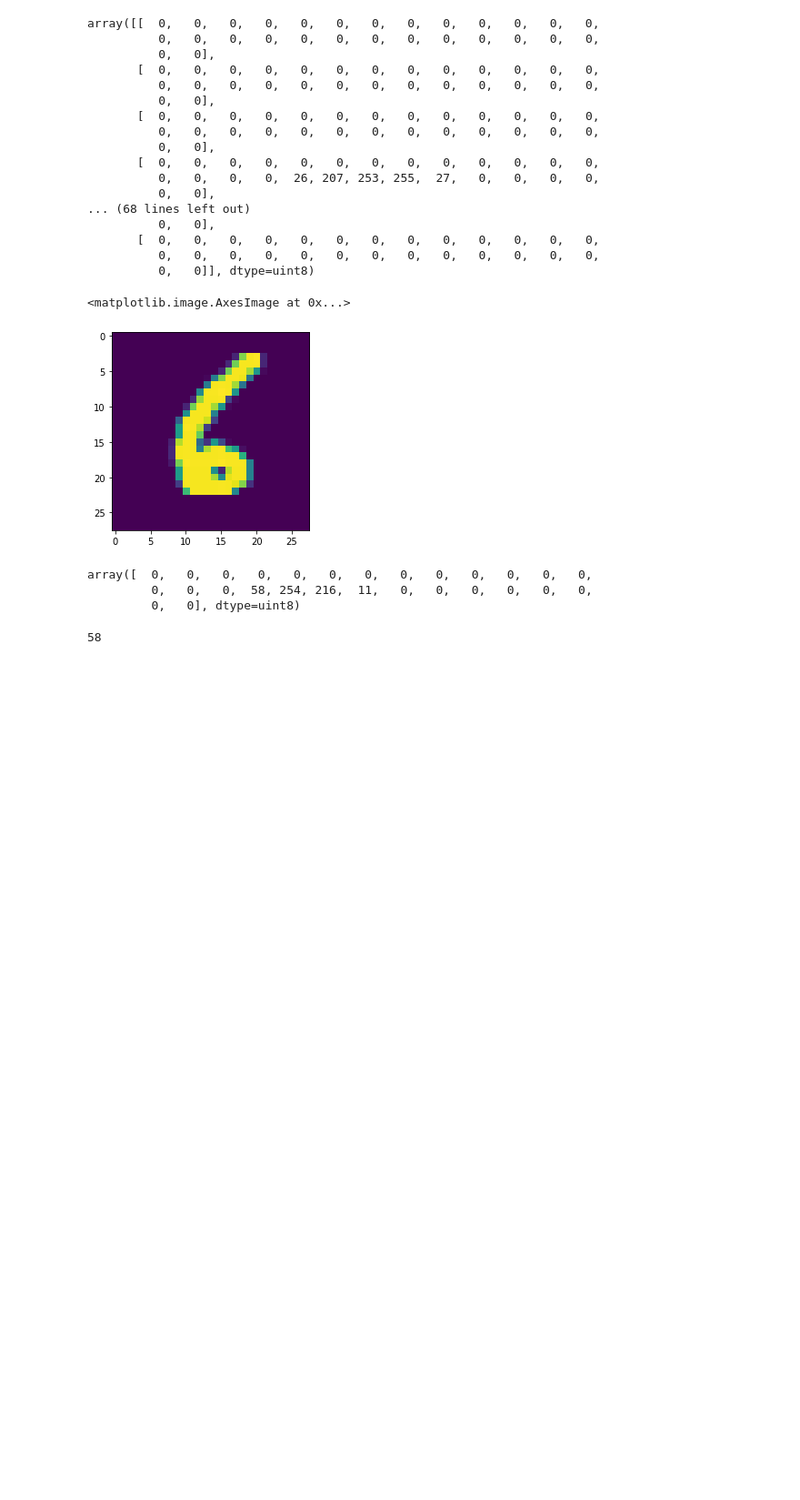
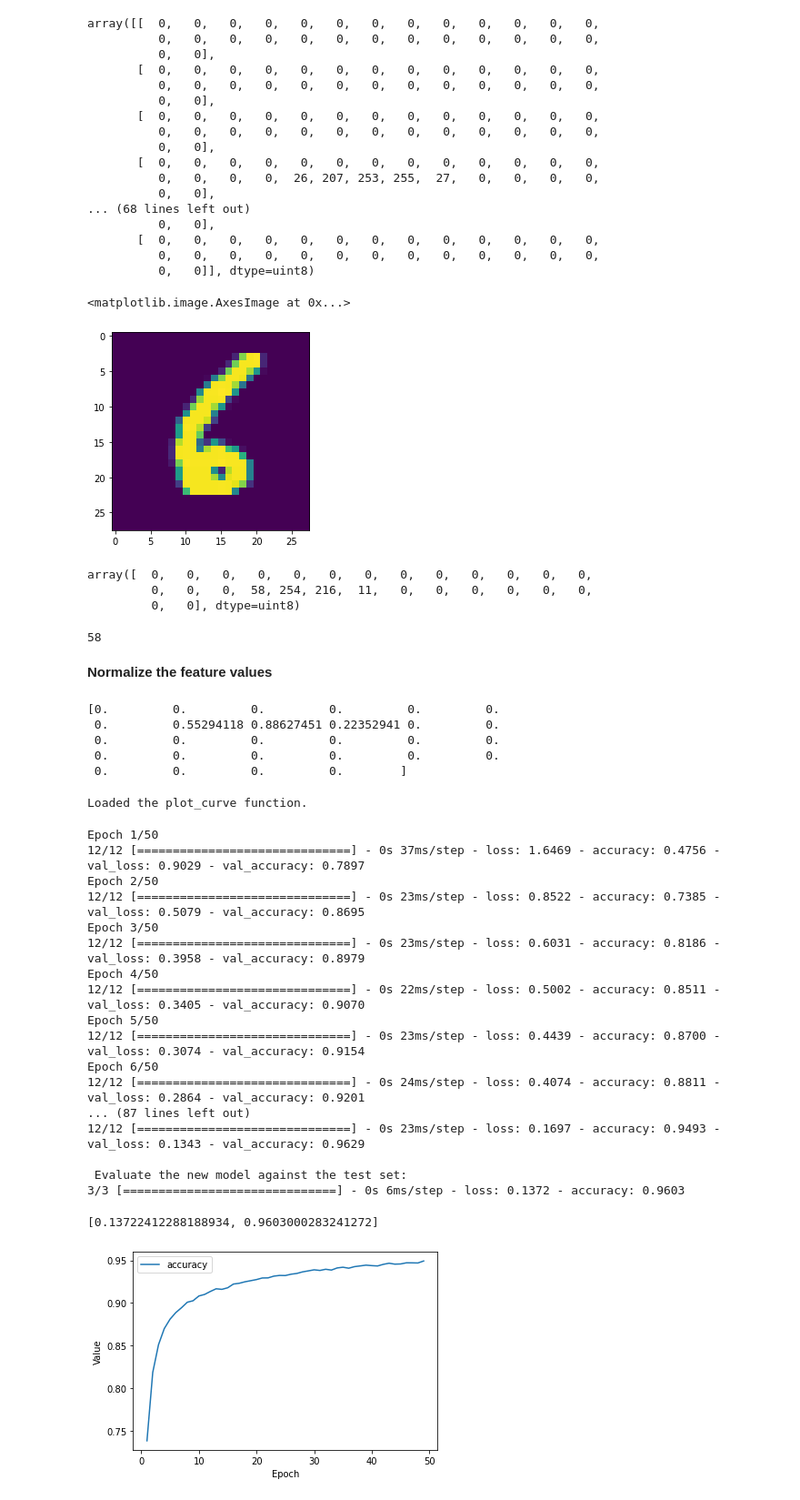
Before and after one commit to kjcoursera/TensorFlow, a Jupyter notebook: MultiClas_Classification_Using_SoftMax_MINSTdata.ipynb, the cells around one changed output. Shown at 91% size. Drawn from its saved outputs; the diff is of its cells as text; code cells hidden in the pictures; blank space fills up the shorter version.

```diff
--- a/MultiClas_Classification_Using_SoftMax_MINSTdata.ipynb
+++ b/MultiClas_Classification_Using_SoftMax_MINSTdata.ipynb
@@ -56,3 +56,35 @@ array([  0,   0,   0,   0,   0,   0,   0,   0,   0,   0,   0,   0,   0,
 x_train[2917][10][16]
 # %% [output]
 58
+# %% [markdown]
+**Normalize the feature values**
+# %%
+x_train_normalized = x_train/255.0
+x_test_normalized = x_test/255.0
+print(x_train_normalized[2900][12]) # Output a normalized row
+# %% [output]
+[0.         0.         0.         0.         0.         0.
+ 0.         0.55294118 0.88627451 0.22352941 0.         0.
+ 0.         0.         0.         0.         0.         0.
+ 0.         0.         0.         0.         0.         0.
+ 0.         0.         0.         0.        ]
+# %%
+
+def plot_curve(epochs, hist, list_of_metrics):
+  """Plot a curve of one or more classification metrics vs. epoch."""
+  # list_of_metrics should be one of the names shown in:
+  # https://www.tensorflow.org/tutorials/structured_data/imbalanced_data#define_the_model_and_metrics
+
+  plt.figure()
+  plt.xlabel("Epoch")
+  plt.ylabel("Value")
+
+  for m in list_of_metrics:
+    x = hist[m]
+    plt.plot(epochs[1:], x[1:], label=m)
+
+  plt.legend()
+
+print("Loaded the plot_curve function.")
+# %% [output]
+Loaded the plot_curve function.
@@ -58,0 +140,41 @@ x_train[2917][10][16]
+# %%
+# The following variables are the hyperparameters.
+learning_rate = 0.003
+epochs = 50
+batch_size = 4000
+validation_split = 0.2
+
+# Establish the model's topography.
+my_model = create_model(learning_rate)
+
+# Train the model on the normalized training set.
+epochs, hist = train_model(my_model, x_train_normalized, y_train,
+                           epochs, batch_size, validation_split)
+
+# Plot a graph of the metric vs. epochs.
+list_of_metrics_to_plot = ['accuracy']
+plot_curve(epochs, hist, list_of_metrics_to_plot)
+
+# Evaluate against the test set.
+print("\n Evaluate the new model against the test set:")
+my_model.evaluate(x=x_test_normalized, y=y_test, batch_size=batch_size)
+# %% [output]
+Epoch 1/50
+12/12 [==============================] - 0s 37ms/step - loss: 1.6469 - accuracy: 0.4756 - val_loss: 0.9029 - val_accuracy: 0.7897
+Epoch 2/50
+12/12 [==============================] - 0s 23ms/step - loss: 0.8522 - accuracy: 0.7385 - val_loss: 0.5079 - val_accuracy: 0.8695
+Epoch 3/50
+12/12 [==============================] - 0s 23ms/step - loss: 0.6031 - accuracy: 0.8186 - val_loss: 0.3958 - val_accuracy: 0.8979
+Epoch 4/50
+12/12 [==============================] - 0s 22ms/step - loss: 0.5002 - accuracy: 0.8511 - val_loss: 0.3405 - val_accuracy: 0.9070
+Epoch 5/50
+12/12 [==============================] - 0s 23ms/step - loss: 0.4439 - accuracy: 0.8700 - val_loss: 0.3074 - val_accuracy: 0.9154
+Epoch 6/50
+12/12 [==============================] - 0s 24ms/step - loss: 0.4074 - accuracy: 0.8811 - val_loss: 0.2864 - val_accuracy: 0.9201
+... (87 lines left out)
+12/12 [==============================] - 0s 23ms/step - loss: 0.1697 - accuracy: 0.9493 - val_loss: 0.1343 - val_accuracy: 0.9629
+
+ Evaluate the new model against the test set:
+3/3 [==============================] - 0s 6ms/step - loss: 0.1372 - accuracy: 0.9603
+[0.13722412288188934, 0.9603000283241272]
+[figure, added]
```
Also changed, not shown: parts of 5 cells of this notebook.
